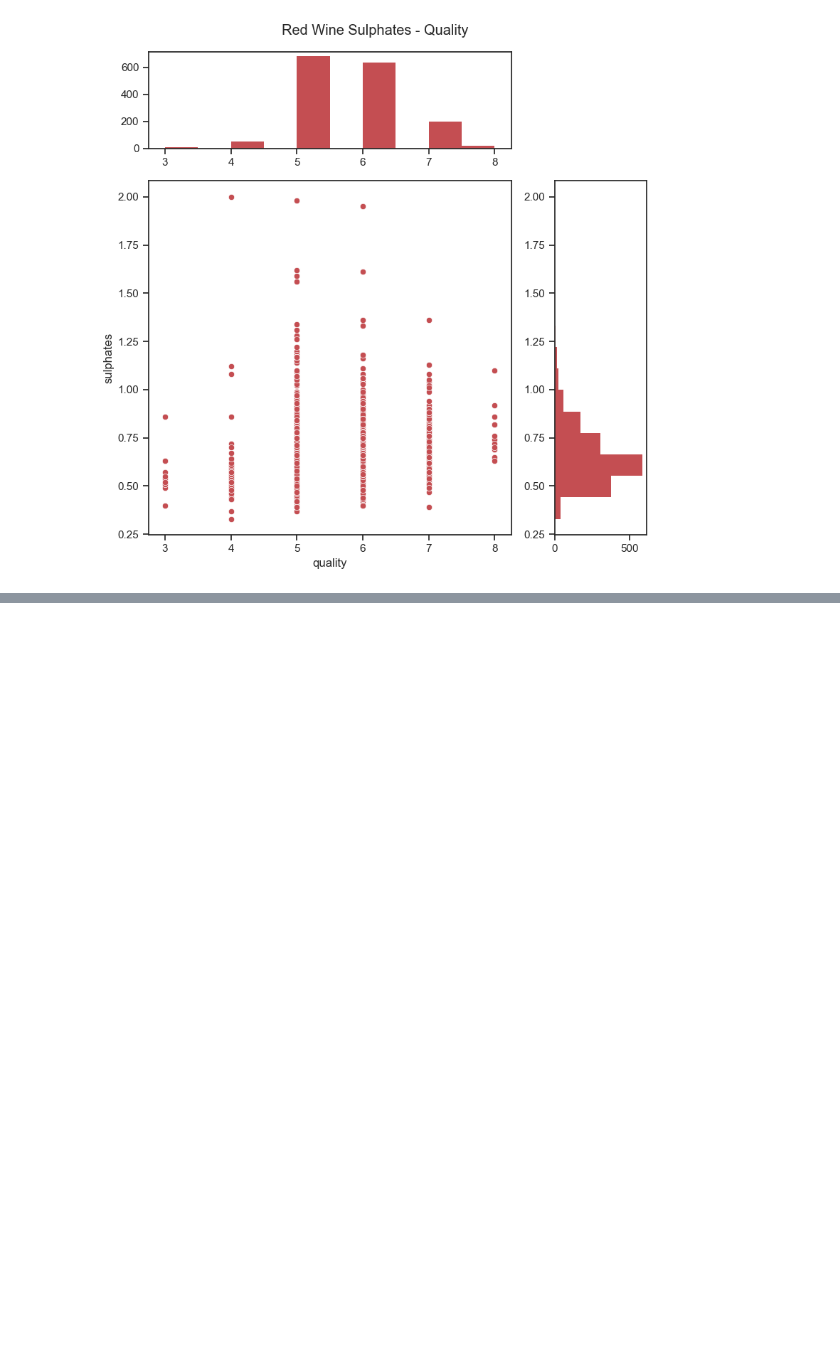
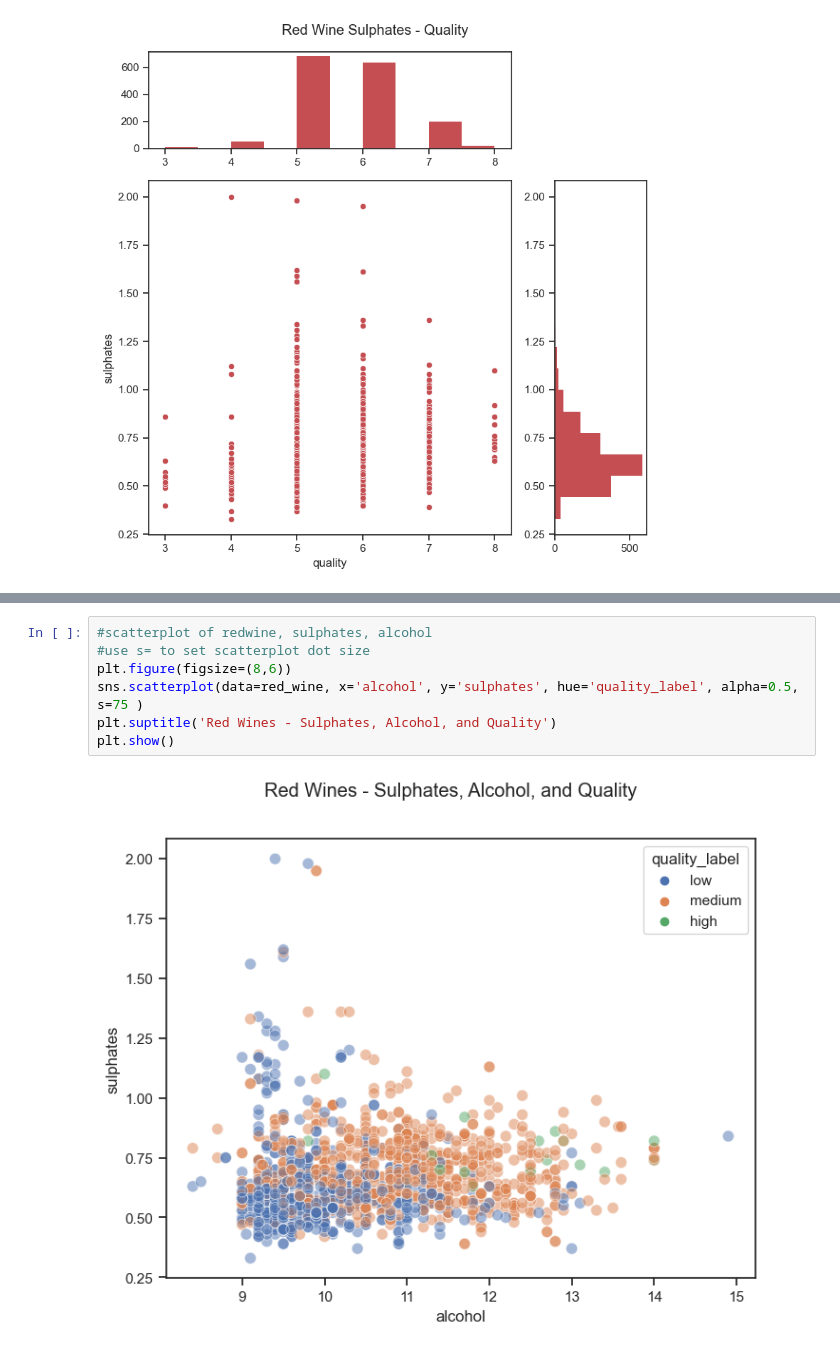
Before and after one commit to cdb8675309/Sprint-2, a Jupyter notebook: P2_S2.ipynb, the cells around one changed output, grey strips where cells are left out. Saved outputs shown, nothing was run; the diff lists cells and outputs as text; blank space fills up the shorter version.

```diff
--- a/P2_S2.ipynb
+++ b/P2_S2.ipynb
@@ -315,0 +337,9 @@ plt.show()
+# %%
+#scatterplot of redwine, sulphates, alcohol
+#use s= to set scatterplot dot size
+plt.figure(figsize=(8,6))
+sns.scatterplot(data=red_wine, x='alcohol', y='sulphates', hue='quality_label', alpha=0.5, s=75 )
+plt.suptitle('Red Wines - Sulphates, Alcohol, and Quality')
+plt.show()
+# %% [output]
+[figure, added]
```
Also changed, not shown: parts of 3 cells of this notebook.
